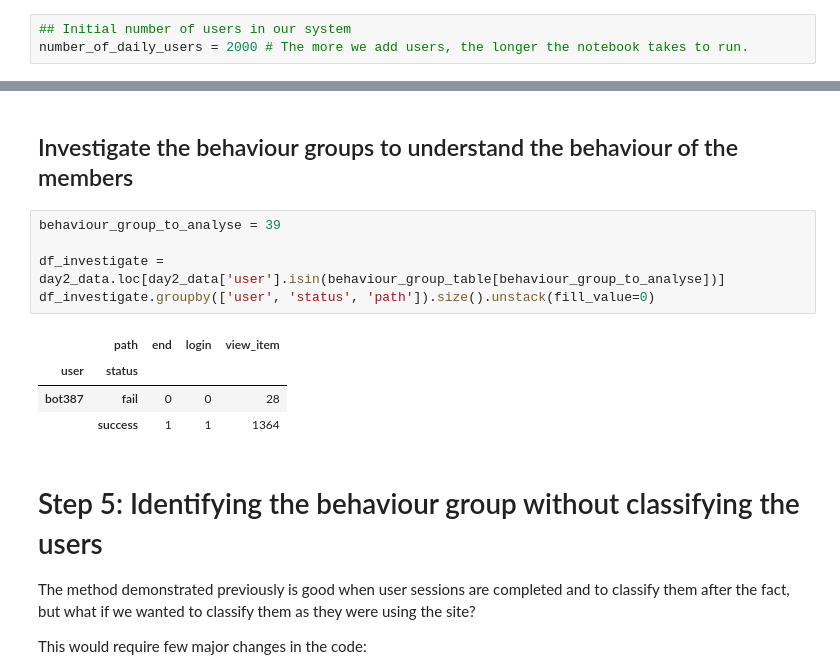
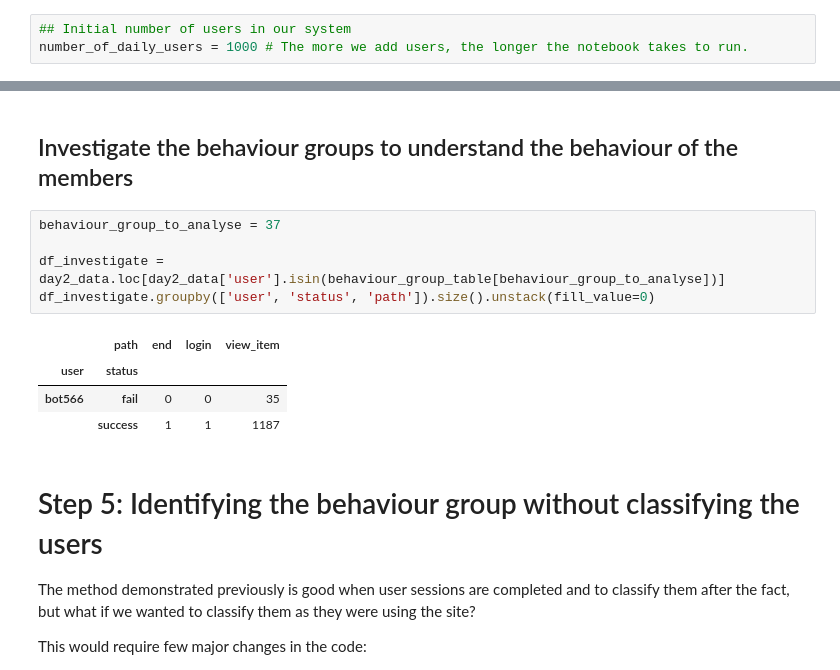
Before and after one commit to cerebraljam/find_outliers_in_logs, a Jupyter notebook: find_outliers_in_logs.ipynb, the cells around one changed output, grey strips where cells are left out. Drawn from its saved outputs; the diff is of its cells as text.

```diff
--- a/find_outliers_in_logs.ipynb
+++ b/find_outliers_in_logs.ipynb
@@ -121,7 +123,7 @@ The following cells generates our users.
 Note: I often reinitializing the random seed, just to keep the testing consistence. Setting *random_seed* to False will generate new data every time.
 # %%
 ## Initial number of users in our system
-number_of_daily_users = 2000 # The more we add users, the longer the notebook takes to run.
+number_of_daily_users = 1000 # The more we add users, the longer the notebook takes to run.
 # %%
 random_seed = 42
 
@@ -889,15 +882,15 @@ graph_surprisal_distribution_by_action(behaviour_group_table, behaviour_average_
 # %% [markdown]
 ## Investigate the behaviour groups to understand the behaviour of the members
 # %%
-behaviour_group_to_analyse = 39
+behaviour_group_to_analyse = 37
 
 df_investigate = day2_data.loc[day2_data['user'].isin(behaviour_group_table[behaviour_group_to_analyse])]
 df_investigate.groupby(['user', 'status', 'path']).size().unstack(fill_value=0)
 # %% [output]
 |  | path | end | login | view_item |
 | user | status |  |  |  |
-| bot387 | fail | 0 | 0 | 28 |
-|  | success | 1 | 1 | 1364 |
+| bot566 | fail | 0 | 0 | 35 |
+|  | success | 1 | 1 | 1187 |
 # %% [markdown]
 # Step 5: Identifying the behaviour group without classifying the users
 
```
Also changed, not shown: parts of 27 cells of this notebook, 7 other files.
